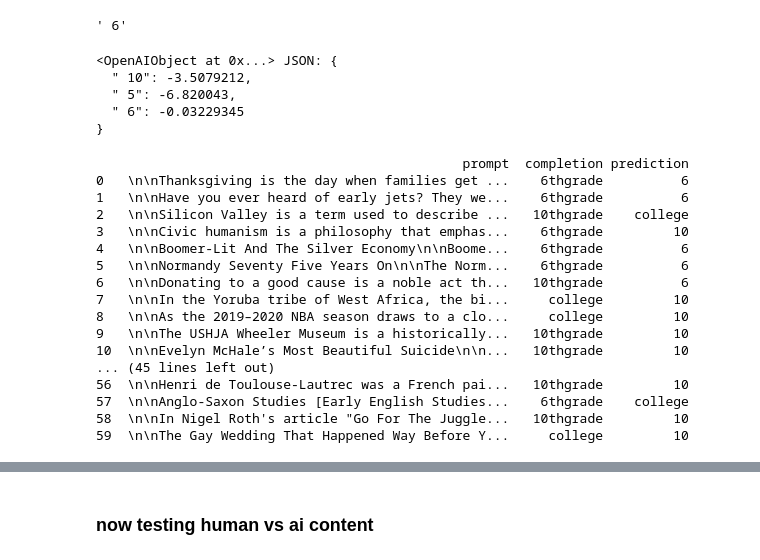
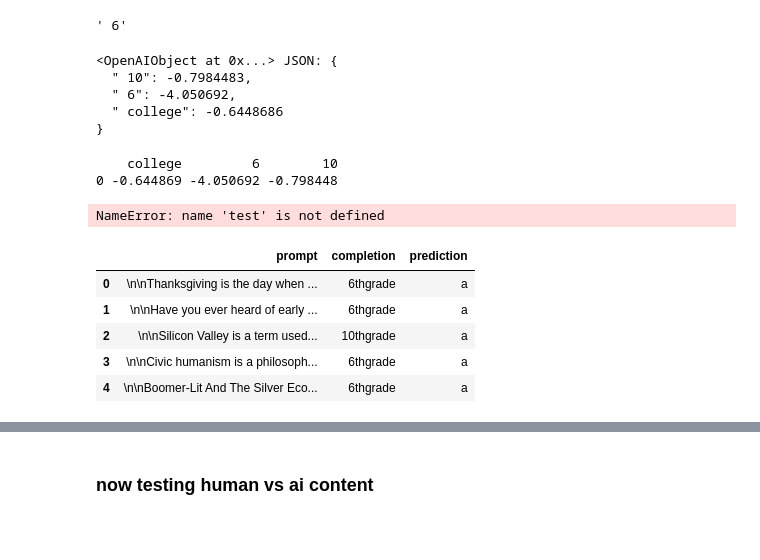
Before and after one commit to aaronomics/grad, a Jupyter notebook: model.ipynb, the cells around one changed output, grey strips where cells are left out. Cells and saved outputs as stored; diff of their text form; code cells hidden in the pictures; blank space fills up the shorter version.

```diff
--- a/model.ipynb
+++ b/model.ipynb
@@ -266,14 +265,14 @@ results[results['classification/weighted_f1_score'].notnull()]['classification/w
 # ft_model = "ada:ft-personal-2023-03-17-17-21-10"
 
 ## third attempt, shuffled
-# ft_model = "ada:ft-personal-2023-03-17-17-49-37"
+ft_model = "ada:ft-personal-2023-03-17-17-49-37"
 
 ## fourth attempt, curie
 
 # ft_model = "curie:ft-personal-2023-03-17-18-08-07"
 
 ## fifth attempt, ada, 10 epochs
-ft_model = "ada:ft-personal-2023-03-20-00-09-00"
+#ft_model = "ada:ft-personal-2023-03-20-00-09-00"
 # %%
 test = pd.read_json('students2_prepared_valid.jsonl', lines=True)
 test.head()
@@ -290,11 +289,11 @@ res['choices'][0]['text']
 # %% [output]
 ' 6'
 # %%
-res = openai.Completion.create(model=ft_model, prompt=test['prompt'][0] + '\n\n###\n\n', max_tokens=1, temperature=0, logprobs=3)
+res = openai.Completion.create(model=ft_model, prompt=test['prompt'][11] + '\n\n###\n\n', max_tokens=1, temperature=0, logprobs=3)
 res['choices'][0]['logprobs']['top_logprobs'][0]
 # %% [output]
 <OpenAIObject at 0x...> JSON: {
-  " 10": -3.5079212,
-  " 5": -6.820043,
-  " 6": -0.03229345
+  " 10": -0.7984483,
+  " 6": -4.050692,
+  " college": -0.6448686
 }
@@ -300,0 +302,9 @@ res['choices'][0]['logprobs']['top_logprobs'][0]
+# %%
+res
+
+data = dict(res['choices'][0]['logprobs']['top_logprobs'][0])
+tmp_df = pd.DataFrame.from_dict(data, orient="index").transpose()
+print(tmp_df)
+# %% [output]
+    college         6        10
+0 -0.644869 -4.050692 -0.798448
@@ -301,31 +313,33 @@ res['choices'][0]['logprobs']['top_logprobs'][0]
 # %%
+tmp_df = pd.DataFrame()
+
 for i in range(len(test)):
     res = openai.Completion.create(model=ft_model, prompt=test['prompt'][i] + '\n\n###\n\n', max_tokens=1, temperature=0, logprobs=3)
     test.loc[i, 'prediction'] = res['choices'][0]['text']
-    #test.loc[i, 'log_probs'] = res['choices'][0]['logprobs']['top_logprobs'][0]
-
-print(test)
+    time.sleep(2)
+    data = dict(res['choices'][0]['logprobs']['top_logprobs'][0])
+    tmp_row = pd.DataFrame.from_dict(data, orient="index").transpose()
+    tmp_df = pd.concat([tmp_df, tmp_row])
+    #test.rbind(tmp_df)
-# %% [output]
-                                               prompt  completion prediction
-0   \n\nThanksgiving is the day when families get ...    6thgrade          6
-1   \n\nHave you ever heard of early jets? They we...    6thgrade          6
-2   \n\nSilicon Valley is a term used to describe ...   10thgrade    college
-3   \n\nCivic humanism is a philosophy that emphas...    6thgrade         10
-4   \n\nBoomer-Lit And The Silver Economy\n\nBoome...    6thgrade          6
-5   \n\nNormandy Seventy Five Years On\n\nThe Norm...    6thgrade          6
-6   \n\nDonating to a good cause is a noble act th...   10thgrade          6
-7   \n\nIn the Yoruba tribe of West Africa, the bi...     college         10
-8   \n\nAs the 2019–2020 NBA season draws to a clo...     college         10
-9   \n\nThe USHJA Wheeler Museum is a historically...   10thgrade         10
-10  \n\nEvelyn McHale’s Most Beautiful Suicide\n\n...   10thgrade         10
-... (45 lines left out)
-56  \n\nHenri de Toulouse-Lautrec was a French pai...   10thgrade         10
-57  \n\nAnglo-Saxon Studies [Early English Studies...    6thgrade    college
-58  \n\nIn Nigel Roth's article "Go For The Juggle...   10thgrade         10
-59  \n\nThe Gay Wedding That Happened Way Before Y...     college         10
+# %%
+# test2 = pd.concat([test.reset_index(drop=True), tmp_df], axis=1)
+
+test2 = test.reset_index(drop=True).join(tmp_df)
+print(test2)
+# %% [output]
+NameError: name 'test' is not defined
 # %%
 from sklearn.metrics import confusion_matrix
 import matplotlib.pyplot as plt
+# %%
+test.head()
+# %% [output]
+|  | prompt | completion | prediction |
+| 0 | \n\nThanksgiving is the day when ... | 6thgrade | a |
+| 1 | \n\nHave you ever heard of early ... | 6thgrade | a |
+| 2 | \n\nSilicon Valley is a term used... | 10thgrade | a |
+| 3 | \n\nCivic humanism is a philosoph... | 6thgrade | a |
+| 4 | \n\nBoomer-Lit And The Silver Eco... | 6thgrade | a |
 # %%
 # Generate a confusion matrix
 classes = list(test['prediction'].unique())
```
Also changed, not shown: parts of 9 cells of this notebook, 5 other files.
